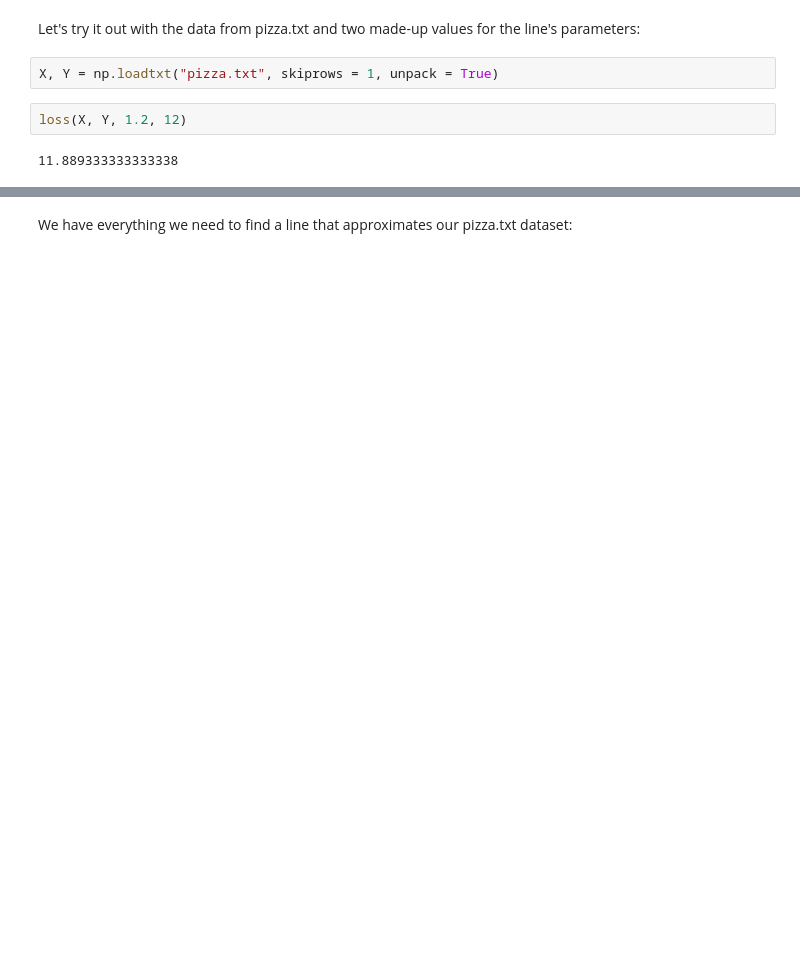
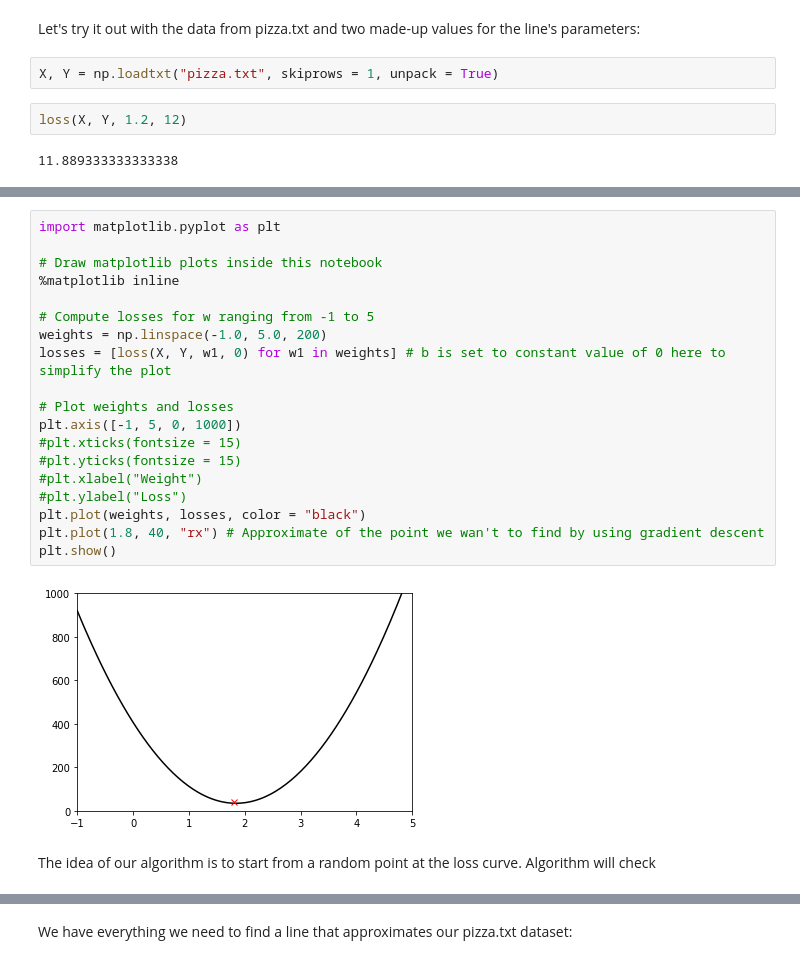
Before and after one commit to Jyffe/MachineLearning, a Jupyter notebook: PizzaML/PizzaML.ipynb, the cells around one changed output, grey strips where cells are left out. Drawn from its saved outputs; the diff is of its cells as text; blank space fills up the shorter version.

```diff
--- a/PizzaML/PizzaML.ipynb
+++ b/PizzaML/PizzaML.ipynb
@@ -151,0 +255,23 @@ The function below takes a dataset (X and Y) and it returns a line that approxim
+# %%
+import matplotlib.pyplot as plt
+
+# Draw matplotlib plots inside this notebook
+%matplotlib inline
+
+# Compute losses for w ranging from -1 to 5
+weights = np.linspace(-1.0, 5.0, 200)
+losses = [loss(X, Y, w1, 0) for w1 in weights] # b is set to constant value of 0 here to simplify the plot
+
+# Plot weights and losses
+plt.axis([-1, 5, 0, 1000])
+#plt.xticks(fontsize = 15)
+#plt.yticks(fontsize = 15)
+#plt.xlabel("Weight")
+#plt.ylabel("Loss")
+plt.plot(weights, losses, color = "black")
+plt.plot(1.8, 40, "rx") # Approximate of the point we wan't to find by using gradient descent
+plt.show()
+# %% [output]
+[figure, added]
+# %% [markdown]
+The idea of our algorithm is to start from a random point at the loss curve. Algorithm will check
```
Also changed, not shown: parts of 29 cells of this notebook, 6 other files.
